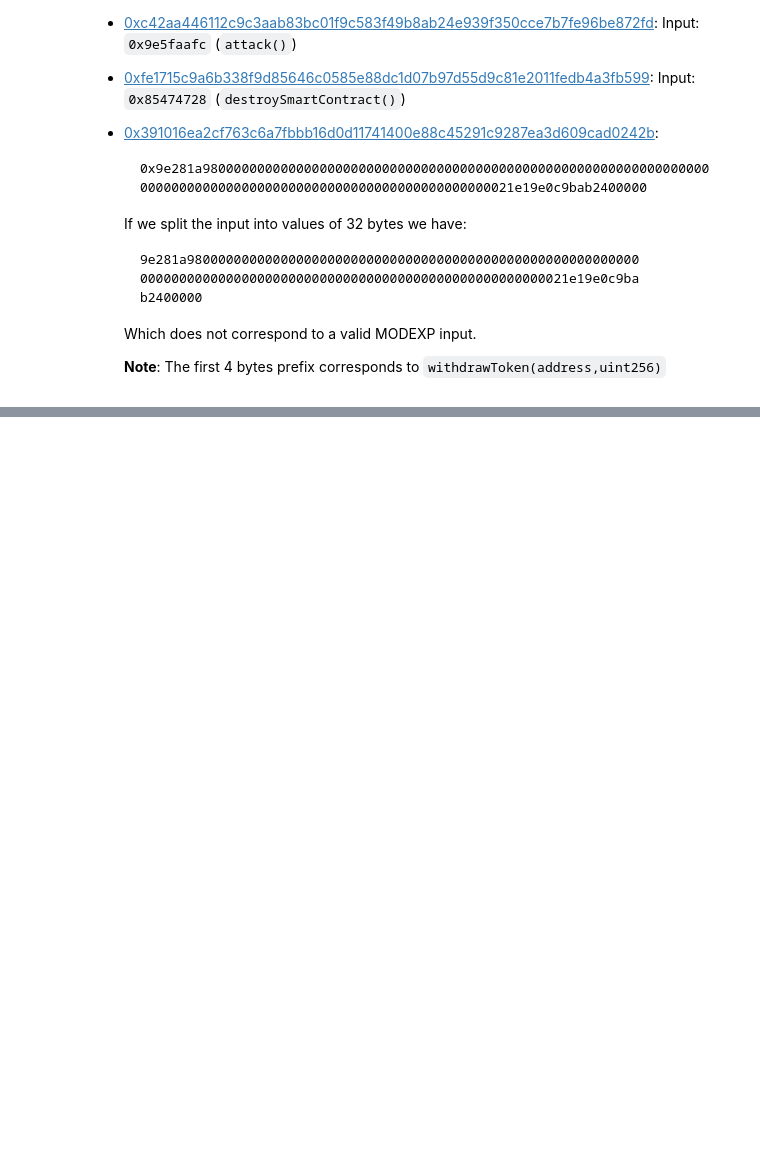
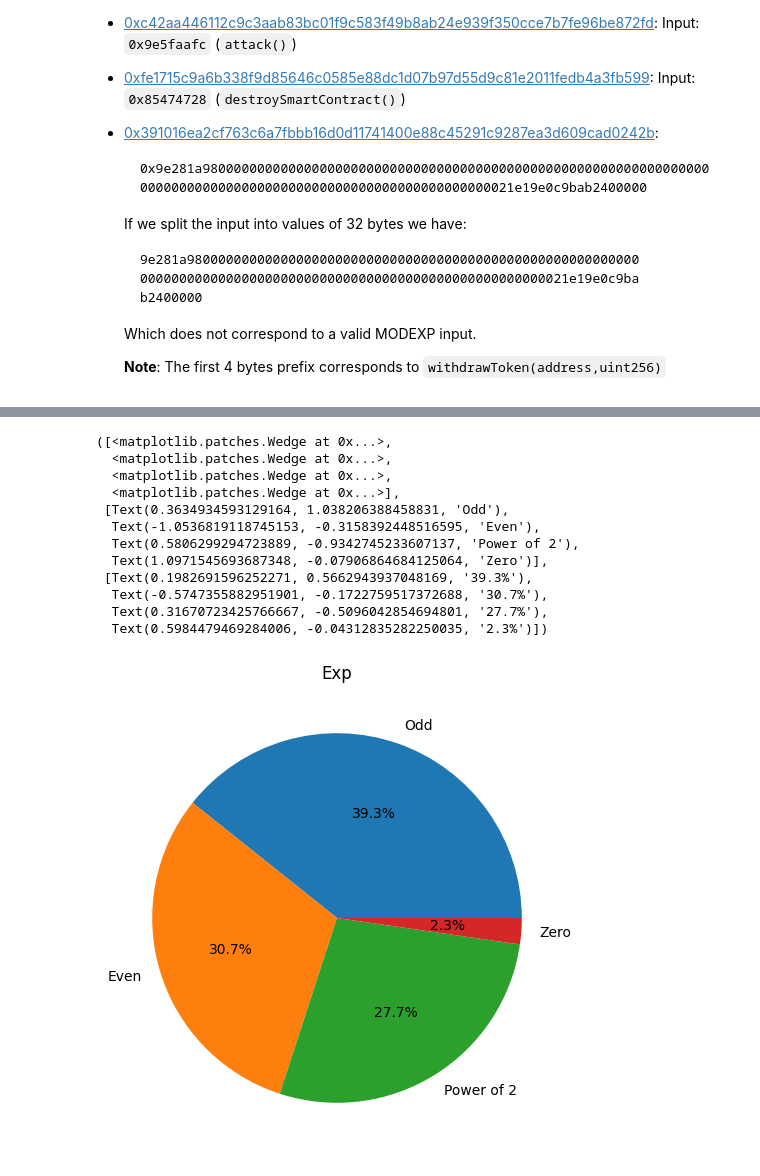
Before and after one commit to hugo-dc/modexp_analysis, a Jupyter notebook: modexp.ipynb, the cells around one changed output, grey strips where cells are left out. Drawn from its saved outputs; the diff is of its cells as text; code cells hidden in the pictures; blank space fills up the shorter version.

Commit message:
Update notebook with MODEXP inputs analysis

```diff
--- a/modexp.ipynb
+++ b/modexp.ipynb
@@ -137,0 +148,4 @@ df[df.isna().any(axis=1)]
+# %%
+INPUTS_CSV="inputs_data_zeop.txt"
+columns=["base", "exp", "mod", "base_ge_mod"]
+i_df = pd.read_csv(INPUTS_CSV, names=columns, dtype={0:str, 1: str, 2:str, 3:str})
@@ -137,0 +157,7 @@ df[df.isna().any(axis=1)]
+# %%
+base_values = i_df['base'].value_counts()
+exp_values = i_df['exp'].value_counts()
+mod_values = i_df['mod'].value_counts()
+print(base_values)
+print(exp_values)
+print(mod_values)
@@ -137,0 +182,7 @@ df[df.isna().any(axis=1)]
+# %%
+b_percentages = (base_values/base_values.sum()).mul(100).round(decimals=2)
+e_percentages = (exp_values/exp_values.sum()).mul(100).round(decimals=2)
+m_percentages = (mod_values/mod_values.sum()).mul(100).round(decimals=2)
+print(b_percentages)
+print(e_percentages)
+print(m_percentages)
@@ -137,0 +207,18 @@ df[df.isna().any(axis=1)]
+# %%
+fig2, e_ax1 = plt.subplots(figsize=(6,6))
+plt.title('Exp')
+e_ax1.pie(x=e_percentages.values, labels=['Odd','Even', 'Power of 2', 'Zero'], autopct='%1.1f%%')
+# %% [output]
+([<matplotlib.patches.Wedge at 0x...>,
+  <matplotlib.patches.Wedge at 0x...>,
+  <matplotlib.patches.Wedge at 0x...>,
+  <matplotlib.patches.Wedge at 0x...>],
+ [Text(0.3634934593129164, 1.038206388458831, 'Odd'),
+  Text(-1.0536819118745153, -0.3158392448516595, 'Even'),
+  Text(0.5806299294723889, -0.9342745233607137, 'Power of 2'),
+  Text(1.0971545693687348, -0.07906864684125064, 'Zero')],
+ [Text(0.1982691596252271, 0.5662943937048169, '39.3%'),
+  Text(-0.5747355882951901, -0.1722759517372688, '30.7%'),
+  Text(0.31670723425766667, -0.5096042854694801, '27.7%'),
+  Text(0.5984479469284006, -0.04312835282250035, '2.3%')])
+[figure, added]
```
Also changed, not shown: parts of 19 cells of this notebook, 5 other files.
